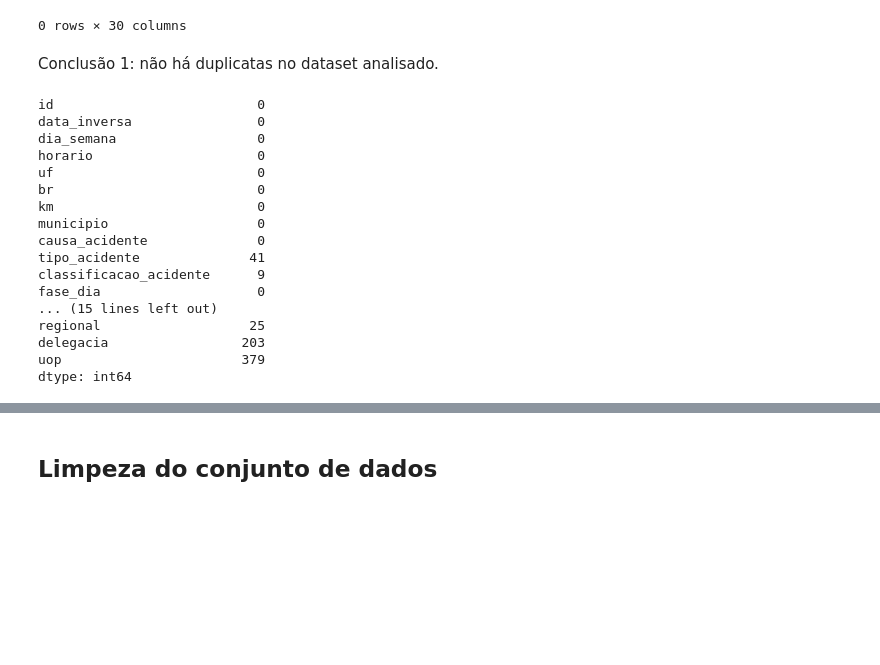
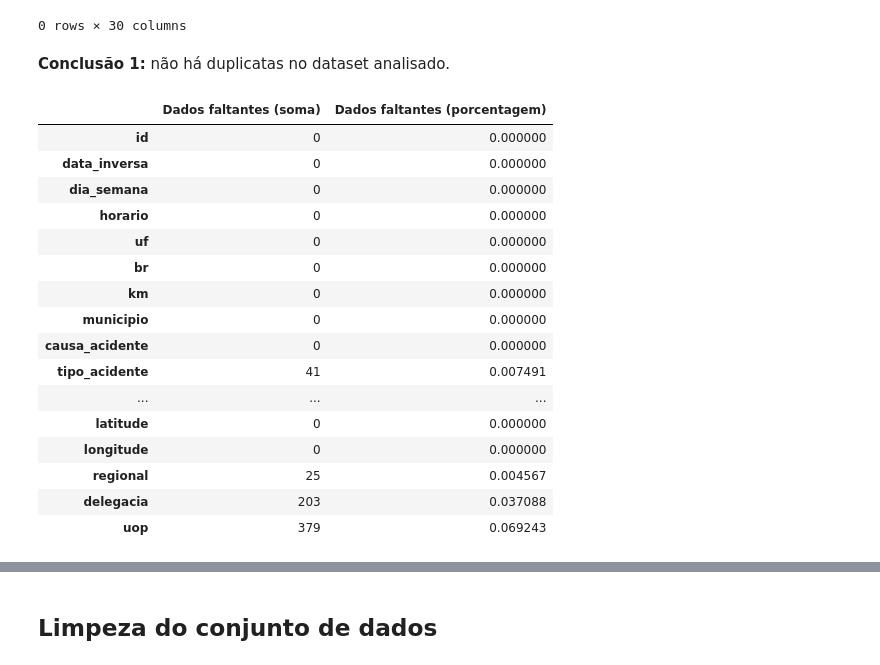
Before and after one commit to AnaJAPR/Projeto-Interdisciplinaridade-FAPERJ, a Jupyter notebook: notebooks_base/ana_carolina.ipynb, the cells around one changed output, grey strips where cells are left out. Saved outputs shown, nothing was run; the diff lists cells and outputs as text; code cells hidden in the pictures; blank space fills up the shorter version.

Commit message:
adiciona limpeza e análise de dados ao notebook base da ana carolina

```diff
--- a/notebooks_base/ana_carolina.ipynb
+++ b/notebooks_base/ana_carolina.ipynb
@@ -134,26 +133,30 @@ df[df.duplicated()]
 |  | id | data_inversa | dia_semana | horario | uf | br | km | municipio | causa_acidente | ... |
 0 rows × 30 columns
 # %% [markdown]
-Conclusão 1: não há duplicatas no dataset analisado.
+**Conclusão 1:** não há duplicatas no dataset analisado.
 # %%
 # Verificando se há valores faltantes
 
-df.isnull().sum()
+dados_faltantes_soma = df.isnull().sum()
+dados_faltantes_porc = df.isnull().mean() * 100
+
+df_dados_faltantes = pd.DataFrame({"Dados faltantes (soma)": dados_faltantes_soma, "Dados faltantes (porcentagem)": dados_faltantes_porc})
+df_dados_faltantes
 # %% [output]
-id                          0
-data_inversa                0
-dia_semana                  0
-horario                     0
-uf                          0
-br                          0
-km                          0
-municipio                   0
-causa_acidente              0
-tipo_acidente              41
-classificacao_acidente      9
-fase_dia                    0
-... (15 lines left out)
-regional                   25
-delegacia                 203
-uop                       379
-dtype: int64
+|  | Dados faltantes (soma) | Dados faltantes (porcentagem) |
+| id | 0 | 0.000000 |
+| data_inversa | 0 | 0.000000 |
+| dia_semana | 0 | 0.000000 |
+| horario | 0 | 0.000000 |
+| uf | 0 | 0.000000 |
+| br | 0 | 0.000000 |
+| km | 0 | 0.000000 |
+| municipio | 0 | 0.000000 |
+| causa_acidente | 0 | 0.000000 |
+| tipo_acidente | 41 | 0.007491 |
+| ... | ... | ... |
+| latitude | 0 | 0.000000 |
+| longitude | 0 | 0.000000 |
+| regional | 25 | 0.004567 |
+| delegacia | 203 | 0.037088 |
+| uop | 379 | 0.069243 |
```
Also changed, not shown: parts of 21 cells of this notebook.
